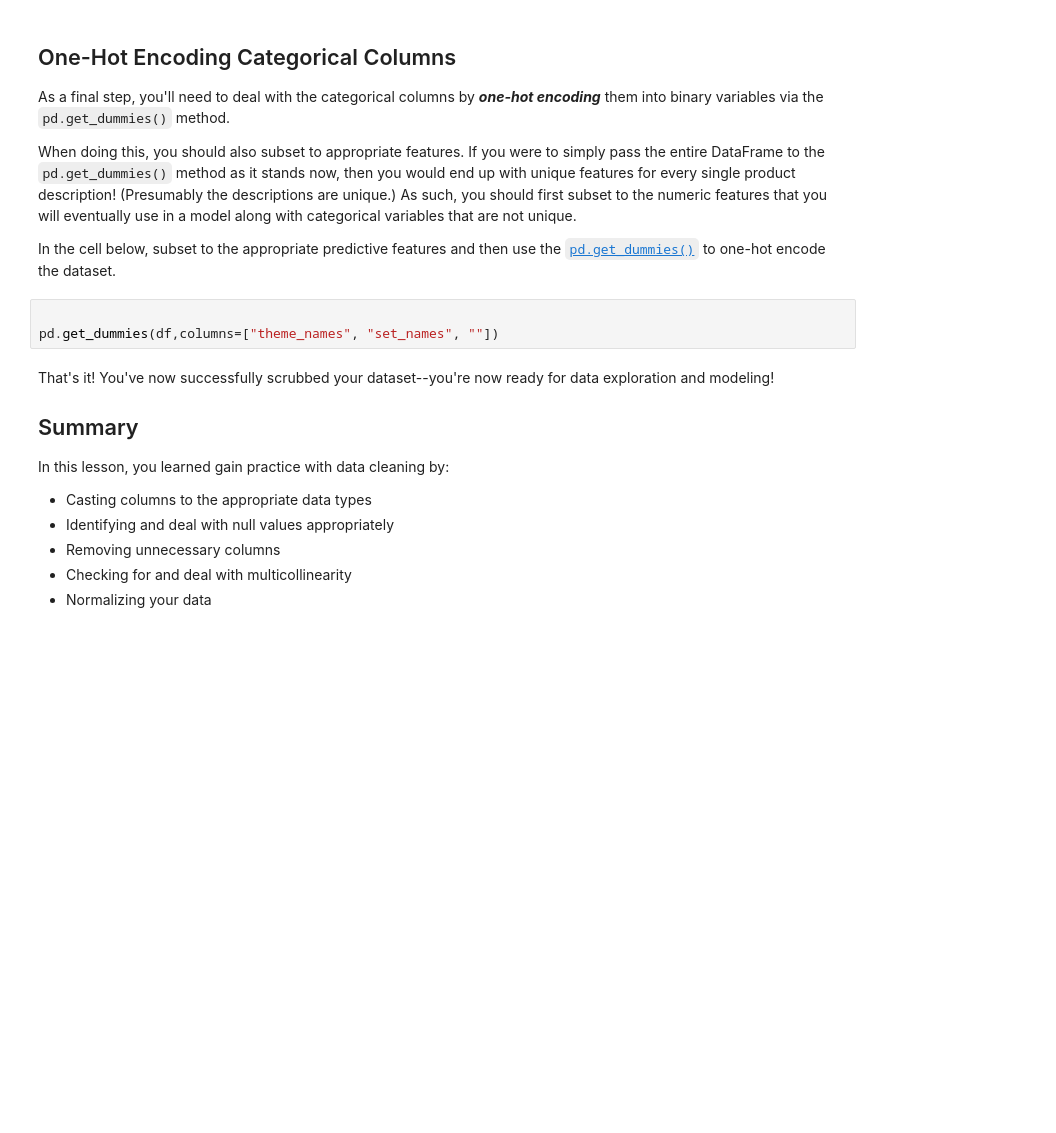
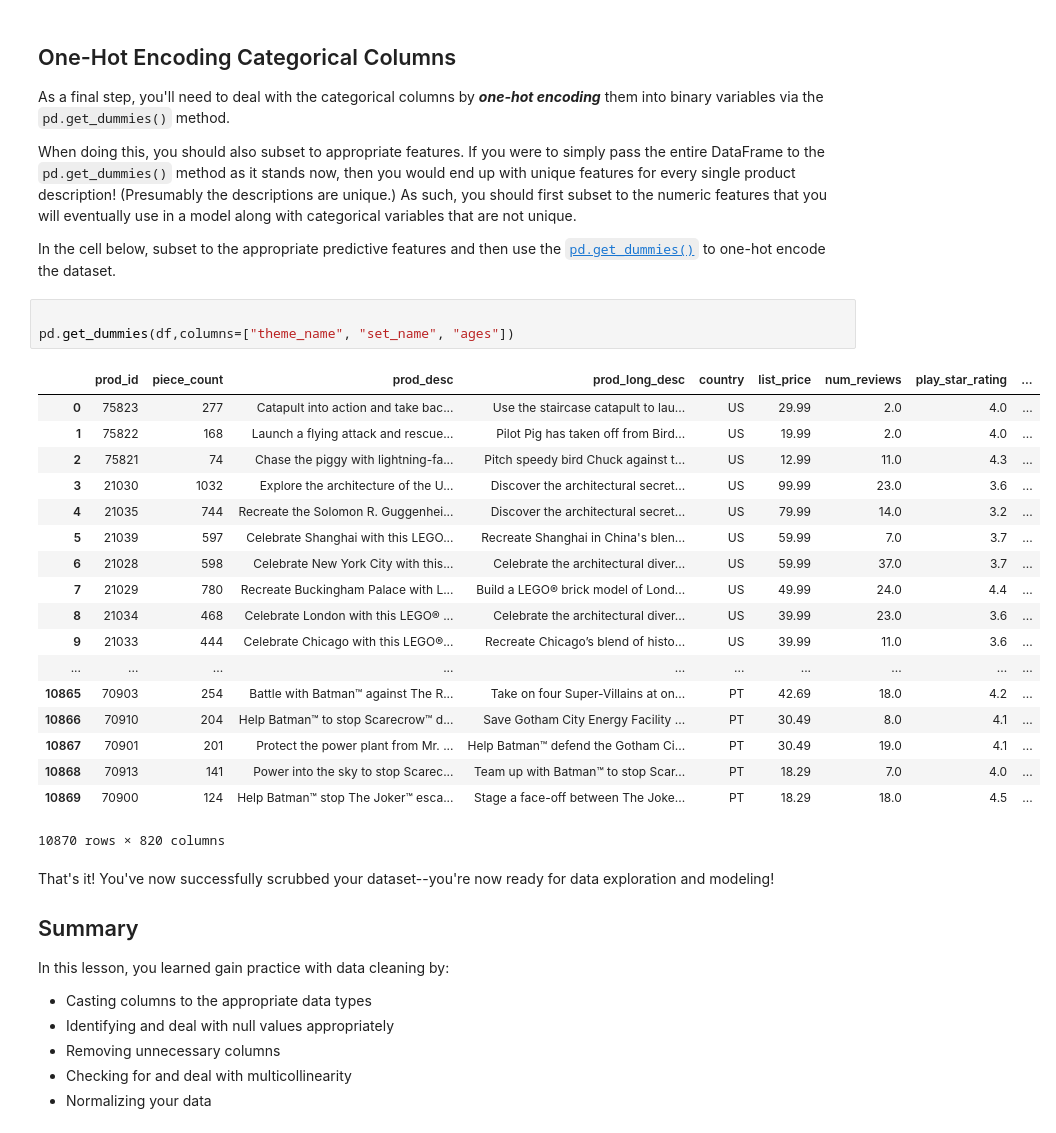
Before and after one commit to ortsed/dsc-scrubbing-and-cleaning-data-lab-dc-ds-career-042219, a Jupyter notebook: index.ipynb, the cells around one changed output. Drawn from its saved outputs; the diff is of its cells as text; blank space fills up the shorter version.

```diff
--- a/index.ipynb
+++ b/index.ipynb
@@ -281,7 +281,26 @@ When doing this, you should also subset to appropriate features. If you were to
 In the cell below, subset to the appropriate predictive features and then use the [`pd.get_dummies()`](https://pandas.pydata.org/pandas-docs/stable/generated/pandas.get_dummies.html) to one-hot encode the dataset.
 # %%
 
-pd.get_dummies(df,columns=["theme_names", "set_names", ""])
+pd.get_dummies(df,columns=["theme_name", "set_name", "ages"])
+# %% [output]
+|  | prod_id | piece_count | prod_desc | prod_long_desc | country | list_price | num_reviews | play_star_rating | ... |
+| 0 | 75823 | 277 | Catapult into action and take bac... | Use the staircase catapult to lau... | US | 29.99 | 2.0 | 4.0 | ... |
+| 1 | 75822 | 168 | Launch a flying attack and rescue... | Pilot Pig has taken off from Bird... | US | 19.99 | 2.0 | 4.0 | ... |
+| 2 | 75821 | 74 | Chase the piggy with lightning-fa... | Pitch speedy bird Chuck against t... | US | 12.99 | 11.0 | 4.3 | ... |
+| 3 | 21030 | 1032 | Explore the architecture of the U... | Discover the architectural secret... | US | 99.99 | 23.0 | 3.6 | ... |
+| 4 | 21035 | 744 | Recreate the Solomon R. Guggenhei... | Discover the architectural secret... | US | 79.99 | 14.0 | 3.2 | ... |
+| 5 | 21039 | 597 | Celebrate Shanghai with this LEGO... | Recreate Shanghai in China's blen... | US | 59.99 | 7.0 | 3.7 | ... |
+| 6 | 21028 | 598 | Celebrate New York City with this... | Celebrate the architectural diver... | US | 59.99 | 37.0 | 3.7 | ... |
+| 7 | 21029 | 780 | Recreate Buckingham Palace with L... | Build a LEGO® brick model of Lond... | US | 49.99 | 24.0 | 4.4 | ... |
+| 8 | 21034 | 468 | Celebrate London with this LEGO® ... | Celebrate the architectural diver... | US | 39.99 | 23.0 | 3.6 | ... |
+| 9 | 21033 | 444 | Celebrate Chicago with this LEGO®... | Recreate Chicago’s blend of histo... | US | 39.99 | 11.0 | 3.6 | ... |
+| ... | ... | ... | ... | ... | ... | ... | ... | ... | ... |
+| 10865 | 70903 | 254 | Battle with Batman™ against The R... | Take on four Super-Villains at on... | PT | 42.69 | 18.0 | 4.2 | ... |
+| 10866 | 70910 | 204 | Help Batman™ to stop Scarecrow™ d... | Save Gotham City Energy Facility ... | PT | 30.49 | 8.0 | 4.1 | ... |
+| 10867 | 70901 | 201 | Protect the power plant from Mr. ... | Help Batman™ defend the Gotham Ci... | PT | 30.49 | 19.0 | 4.1 | ... |
+| 10868 | 70913 | 141 | Power into the sky to stop Scarec... | Team up with Batman™ to stop Scar... | PT | 18.29 | 7.0 | 4.0 | ... |
+| 10869 | 70900 | 124 | Help Batman™ stop The Joker™ esca... | Stage a face-off between The Joke... | PT | 18.29 | 18.0 | 4.5 | ... |
+10870 rows × 820 columns
 # %% [markdown]
 That's it! You've now successfully scrubbed your dataset--you're now ready for data exploration and modeling!
 
```
